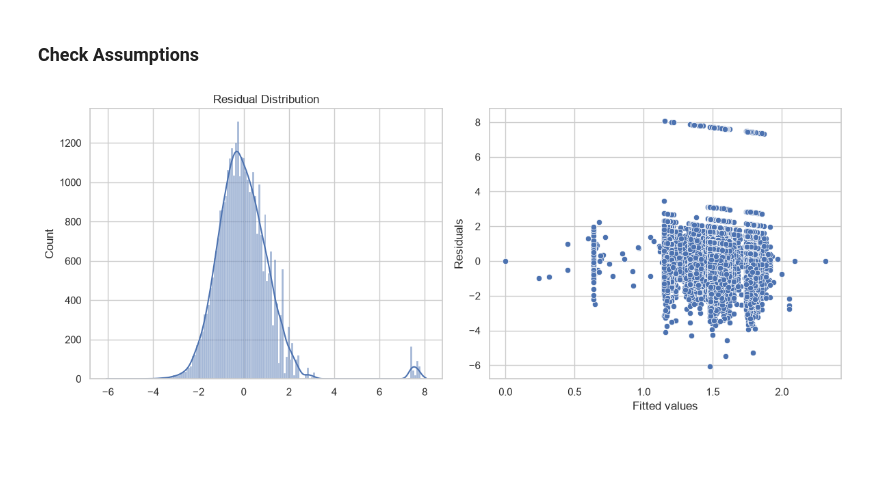
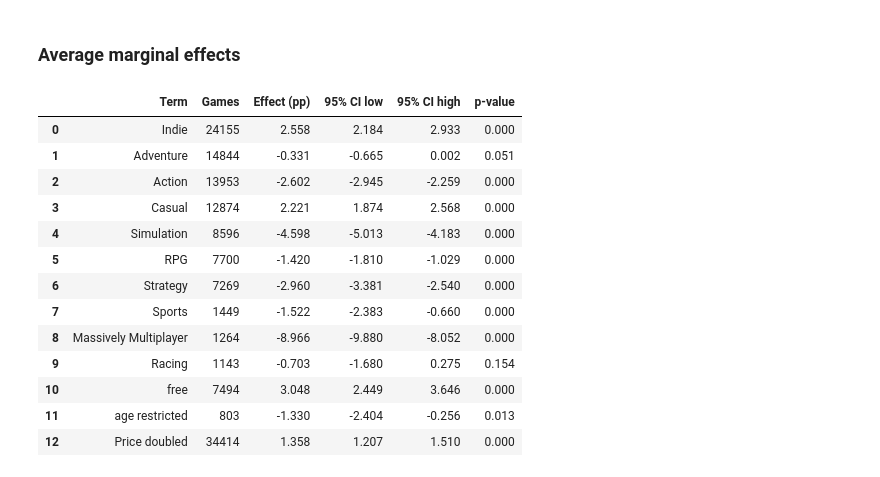
Before and after one commit to rakeikahukoti-del/DATA301-individual-project, a Jupyter notebook: notebooks/phase2-analysis.ipynb, the cells around one changed output. Saved outputs shown, nothing was run; the diff lists cells and outputs as text; code cells hidden in the pictures; blank space fills up the shorter version.

```diff
--- a/notebooks/phase2-analysis.ipynb
+++ b/notebooks/phase2-analysis.ipynb
@@ -3,9 +3,12 @@
 # %%
+import ast
+import numpy as np
 import pandas as pd
-import numpy as np
 import matplotlib.pyplot as plt
 import seaborn as sns
+import statsmodels.api as sm
 import statsmodels.formula.api as smf
+from statsmodels.stats.outliers_influence import variance_inflation_factor
 
-pd.set_option("display.max_columns", None)
 sns.set_theme(style="whitegrid")
+df = pd.read_csv("../data/games_march2025_cleaned.csv")
@@ -139,15 +119,55 @@ strong multicollinearity or other numerical problems.
 # %% [markdown]
-### Check Assumptions
+### Average marginal effects
 # %%
-fig, axes = plt.subplots(1, 2, figsize=(12, 5))
-sns.histplot(model.resid, kde=True, ax=axes[0])
-axes[0].set_title("Residual Distribution")
+X = m_full.model.exog
+names = m_full.model.exog_names
+beta = m_full.params.values
+V = m_full.cov_params().values
+expit = lambda z: 1 / (1 + np.exp(-z))
 
-sns.scatterplot(x=model.fittedvalues.values, y=model.resid.values, ax=axes[1])
-axes[1].set_xlabel("Fitted values")
-axes[1].set_ylabel("Residuals")
+def ame_binary(j, b):
+    on, off = X.copy(), X.copy()
+    on[:, j], off[:, j] = 1, 0
+    return 100 * (expit(on @ b) - expit(off @ b)).mean()
 
-plt.tight_layout()
-plt.show()
+def delta_ci(f, b, V, h=1e-6):
+    est = f(b)
+    grad = np.array([(f(b + e) - f(b - e)) / (2 * h) for e in np.eye(len(b)) * h])
+    se = np.sqrt(grad @ V @ grad)
+    return est, est - 1.96 * se, est + 1.96 * se
+
+rows = []
+for term in GCOLS + ["free", "age_restricted"]:
+    j = names.index(term)
+    est, lo, hi = delta_ci(lambda b: ame_binary(j, b), beta, V)
+    rows.append({"Term": term.replace("g_", "").replace("_", " "),
+                 "Games": int(df_model[term].sum()),
+                 "Effect (pp)": est, "95% CI low": lo, "95% CI high": hi,
+                 "p-value": m_full.pvalues[term]})
+
+j = names.index("log_price")
+def ame_double_price(b):
+    up = X.copy()
+    up[:, j] += np.log(2)
+    return 100 * (expit(up @ b) - expit(X @ b)).mean()
+est, lo, hi = delta_ci(ame_double_price, beta, V)
+rows.append({"Term": "Price doubled", "Games": len(df_model), "Effect (pp)": est,
+             "95% CI low": lo, "95% CI high": hi, "p-value": m_full.pvalues["log_price"]})
+
+ame_table = pd.DataFrame(rows).round(3)
+ame_table
 # %% [output]
-[figure, removed]
+|  | Term | Games | Effect (pp) | 95% CI low | 95% CI high | p-value |
+| 0 | Indie | 24155 | 2.558 | 2.184 | 2.933 | 0.000 |
+| 1 | Adventure | 14844 | -0.331 | -0.665 | 0.002 | 0.051 |
+| 2 | Action | 13953 | -2.602 | -2.945 | -2.259 | 0.000 |
+| 3 | Casual | 12874 | 2.221 | 1.874 | 2.568 | 0.000 |
+| 4 | Simulation | 8596 | -4.598 | -5.013 | -4.183 | 0.000 |
+| 5 | RPG | 7700 | -1.420 | -1.810 | -1.029 | 0.000 |
+| 6 | Strategy | 7269 | -2.960 | -3.381 | -2.540 | 0.000 |
+| 7 | Sports | 1449 | -1.522 | -2.383 | -0.660 | 0.000 |
+| 8 | Massively Multiplayer | 1264 | -8.966 | -9.880 | -8.052 | 0.000 |
+| 9 | Racing | 1143 | -0.703 | -1.680 | 0.275 | 0.154 |
+| 10 | free | 7494 | 3.048 | 2.449 | 3.646 | 0.000 |
+| 11 | age restricted | 803 | -1.330 | -2.404 | -0.256 | 0.013 |
+| 12 | Price doubled | 34414 | 1.358 | 1.207 | 1.510 | 0.000 |
```
Also changed, not shown: parts of 26 cells of this notebook, 7 other files.
